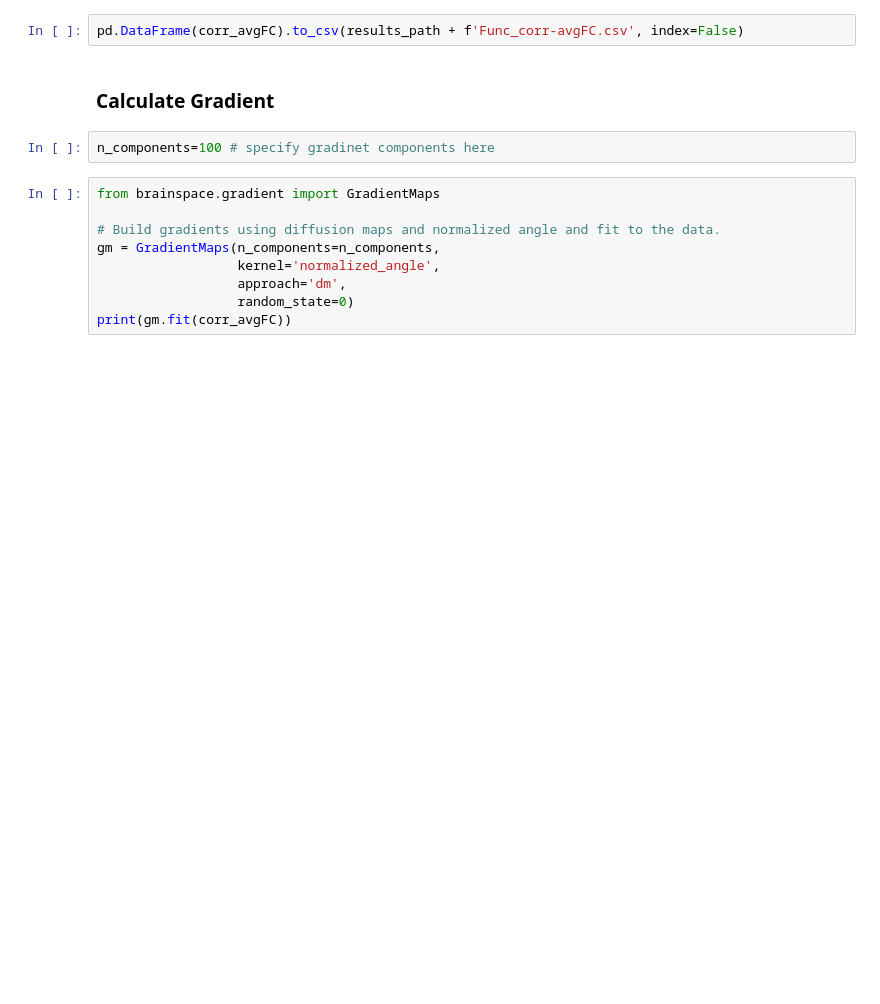
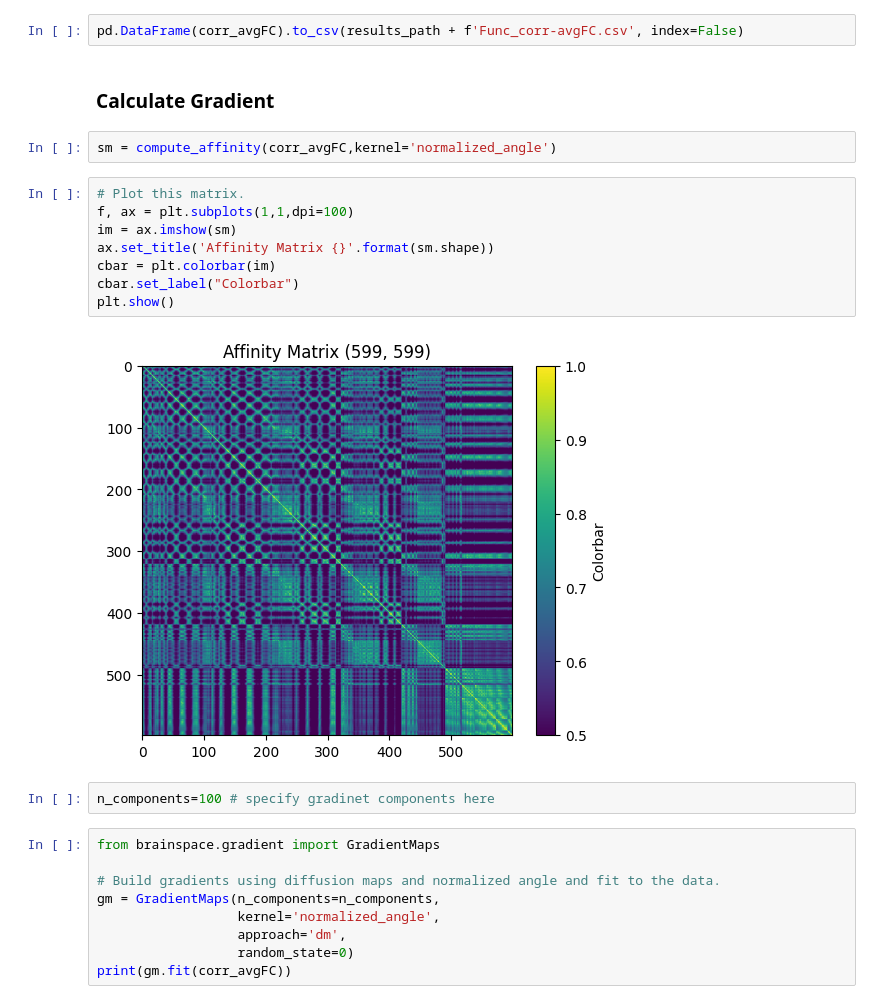
Before and after one commit to sudesnac/HumanBF-Connectivity, a Jupyter notebook: notebook/Func_gradients.ipynb, the cells around one changed output. Saved outputs shown, nothing was run; the diff lists cells and outputs as text; blank space fills up the shorter version.

```diff
--- a/notebook/Func_gradients.ipynb
+++ b/notebook/Func_gradients.ipynb
@@ -64,6 +81,18 @@ plt.show()
 pd.DataFrame(corr_avgFC).to_csv(results_path + f'Func_corr-avgFC.csv', index=False)
 # %% [markdown]
 ### Calculate Gradient
+# %%
+sm = compute_affinity(corr_avgFC,kernel='normalized_angle')
+# %%
+# Plot this matrix.
+f, ax = plt.subplots(1,1,dpi=100)
+im = ax.imshow(sm)
+ax.set_title('Affinity Matrix {}'.format(sm.shape))
+cbar = plt.colorbar(im)
+cbar.set_label("Colorbar")
+plt.show()
+# %% [output]
+[figure, added]
 # %%
 n_components=100 # specify gradinet components here
 # %%
```
Also changed, not shown: parts of 5 cells of this notebook, 57 other files.
